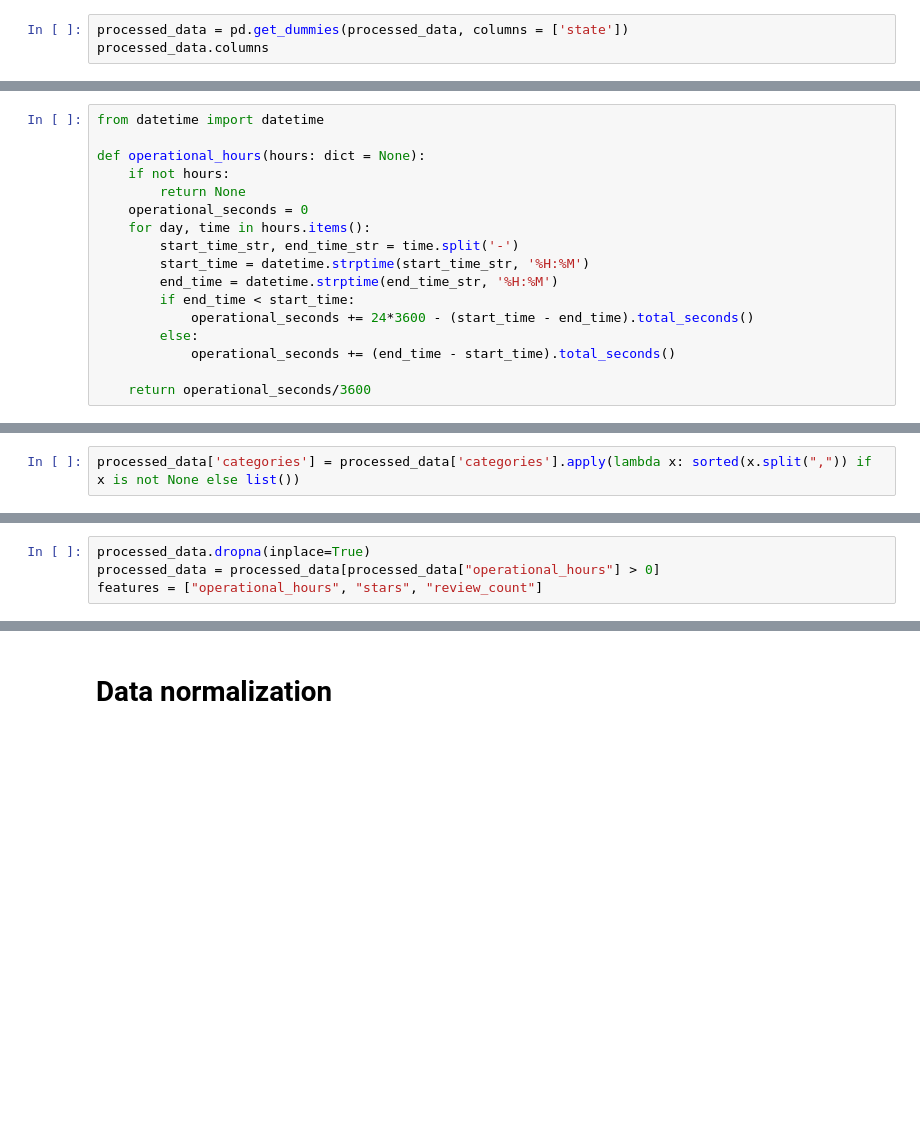
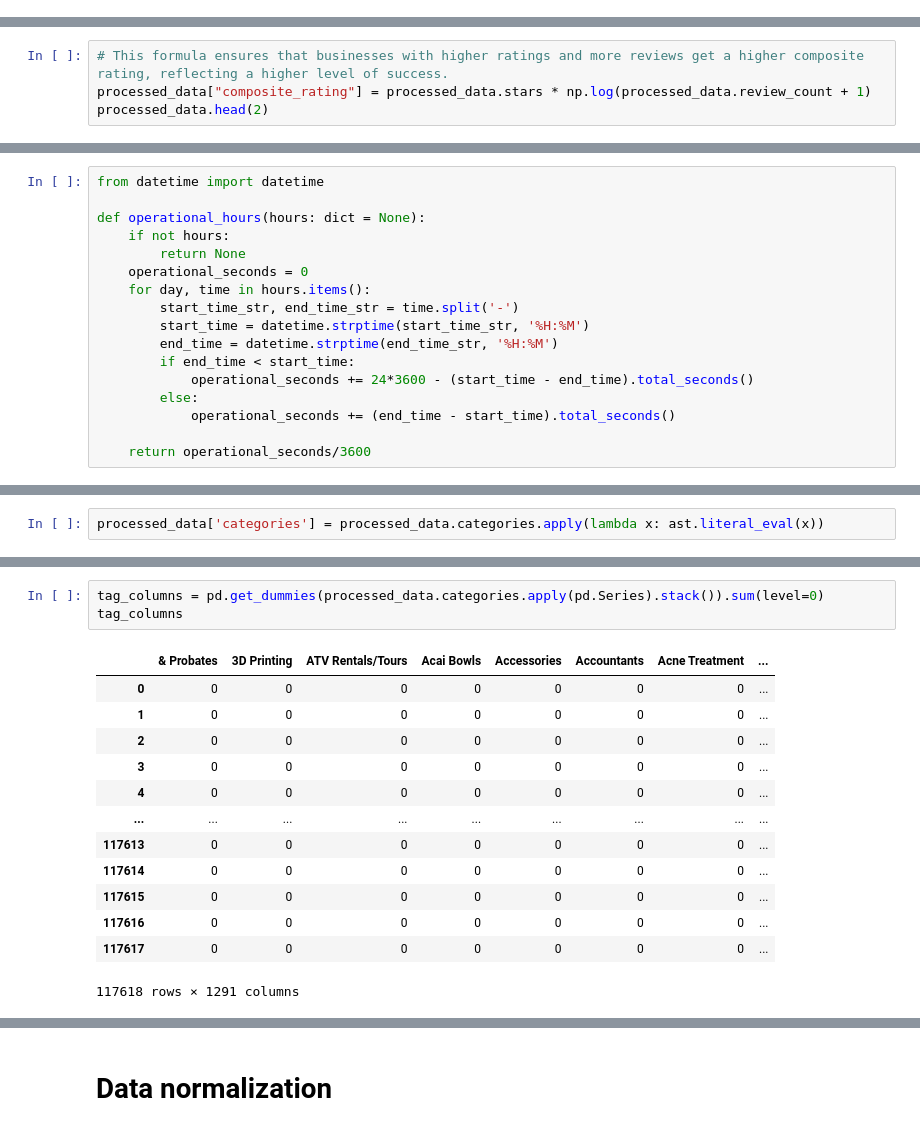
Before and after one commit to ashrithagoramane/INFO7390, a Jupyter notebook: notebooks/3_FeatureEngineering.ipynb, the cells around one changed output, grey strips where cells are left out. Cells and saved outputs as stored; diff of their text form; blank space fills up the shorter version.

```diff
--- a/notebooks/3_FeatureEngineering.ipynb
+++ b/notebooks/3_FeatureEngineering.ipynb
@@ -33,3 +20,0 @@ processed_data.head()
-# %%
-processed_data = pd.get_dummies(processed_data, columns = ['state'])
-processed_data.columns
@@ -54,0 +28,4 @@ processed_data.head()
+# %%
+# This formula ensures that businesses with higher ratings and more reviews get a higher composite rating, reflecting a higher level of success.
+processed_data["composite_rating"] = processed_data.stars * np.log(processed_data.review_count + 1)
+processed_data.head(2)
@@ -100,2 +78,2 @@ Name: categories, Length: 117618, dtype: object
 # %%
-processed_data['categories'] = processed_data['categories'].apply(lambda x: sorted(x.split(",")) if x is not None else list())
+processed_data['categories'] = processed_data.categories.apply(lambda x: ast.literal_eval(x))
@@ -142,4 +79,0 @@ df.head()
-# %%
-processed_data.dropna(inplace=True)
-processed_data = processed_data[processed_data["operational_hours"] > 0]
-features = ["operational_hours", "stars", "review_count"]
@@ -204,0 +80,17 @@ plt.show()
+# %%
+tag_columns = pd.get_dummies(processed_data.categories.apply(pd.Series).stack()).sum(level=0)
+tag_columns
+# %% [output]
+|  | & Probates | 3D Printing | ATV Rentals/Tours | Acai Bowls | Accessories | Accountants | Acne Treatment | ... |
+| 0 | 0 | 0 | 0 | 0 | 0 | 0 | 0 | ... |
+| 1 | 0 | 0 | 0 | 0 | 0 | 0 | 0 | ... |
+| 2 | 0 | 0 | 0 | 0 | 0 | 0 | 0 | ... |
+| 3 | 0 | 0 | 0 | 0 | 0 | 0 | 0 | ... |
+| 4 | 0 | 0 | 0 | 0 | 0 | 0 | 0 | ... |
+| ... | ... | ... | ... | ... | ... | ... | ... | ... |
+| 117613 | 0 | 0 | 0 | 0 | 0 | 0 | 0 | ... |
+| 117614 | 0 | 0 | 0 | 0 | 0 | 0 | 0 | ... |
+| 117615 | 0 | 0 | 0 | 0 | 0 | 0 | 0 | ... |
+| 117616 | 0 | 0 | 0 | 0 | 0 | 0 | 0 | ... |
+| 117617 | 0 | 0 | 0 | 0 | 0 | 0 | 0 | ... |
+117618 rows × 1291 columns
```
Also changed, not shown: parts of 29 cells of this notebook.
